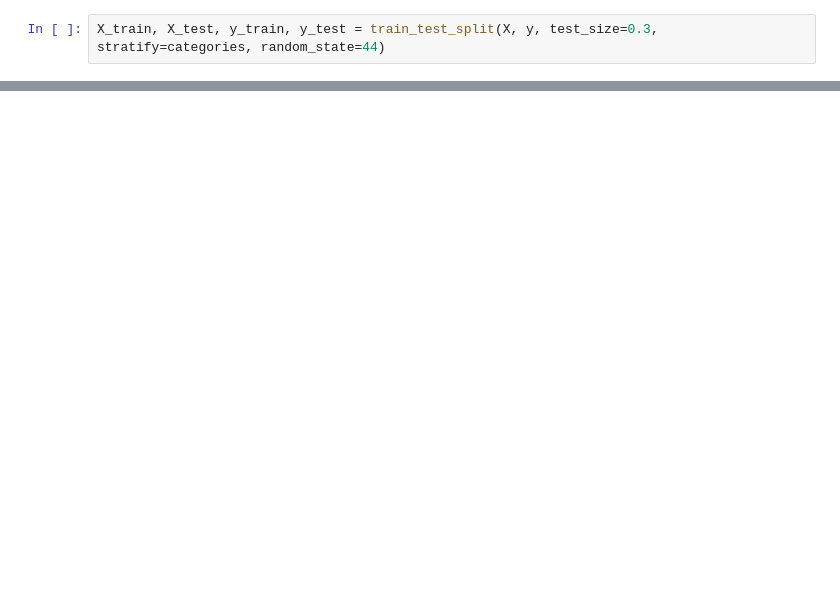
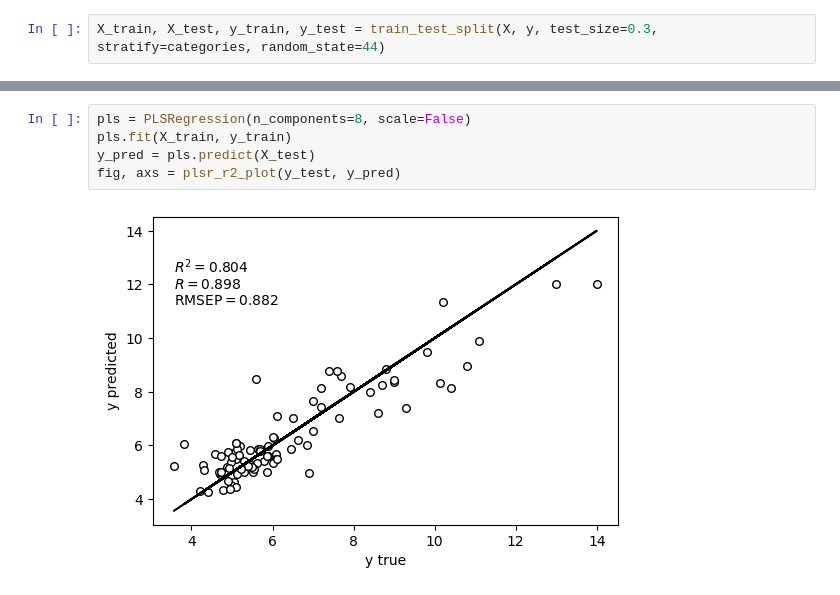
Before and after one commit to MelnychenkoM/ml_methods_hba1c, a Jupyter notebook: regression.ipynb, the cells around one changed output, grey strips where cells are left out. Saved outputs shown, nothing was run; the diff lists cells and outputs as text; blank space fills up the shorter version.

```diff
--- a/regression.ipynb
+++ b/regression.ipynb
@@ -70,0 +78,7 @@ plot_number_components(X_train, y_train, number_range=(1, 20), cv=5)
+# %%
+pls = PLSRegression(n_components=8, scale=False)
+pls.fit(X_train, y_train)
+y_pred = pls.predict(X_test)
+fig, axs = plsr_r2_plot(y_test, y_pred)
+# %% [output]
+[figure, added]
```
Also changed, not shown: parts of 9 cells of this notebook, 4 other files.
